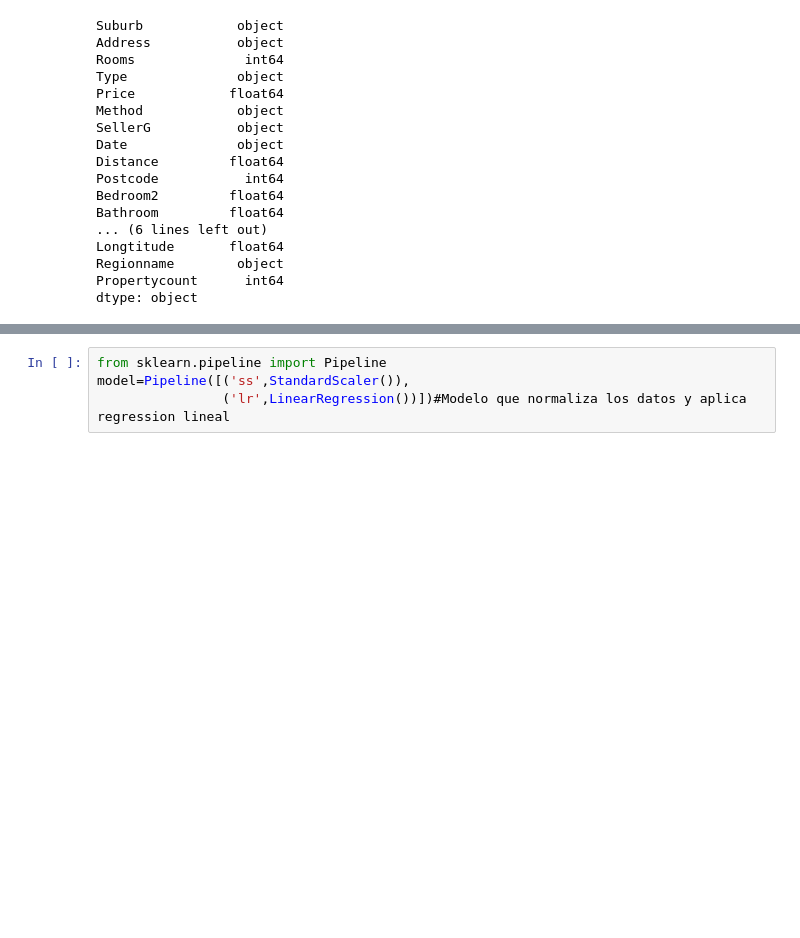
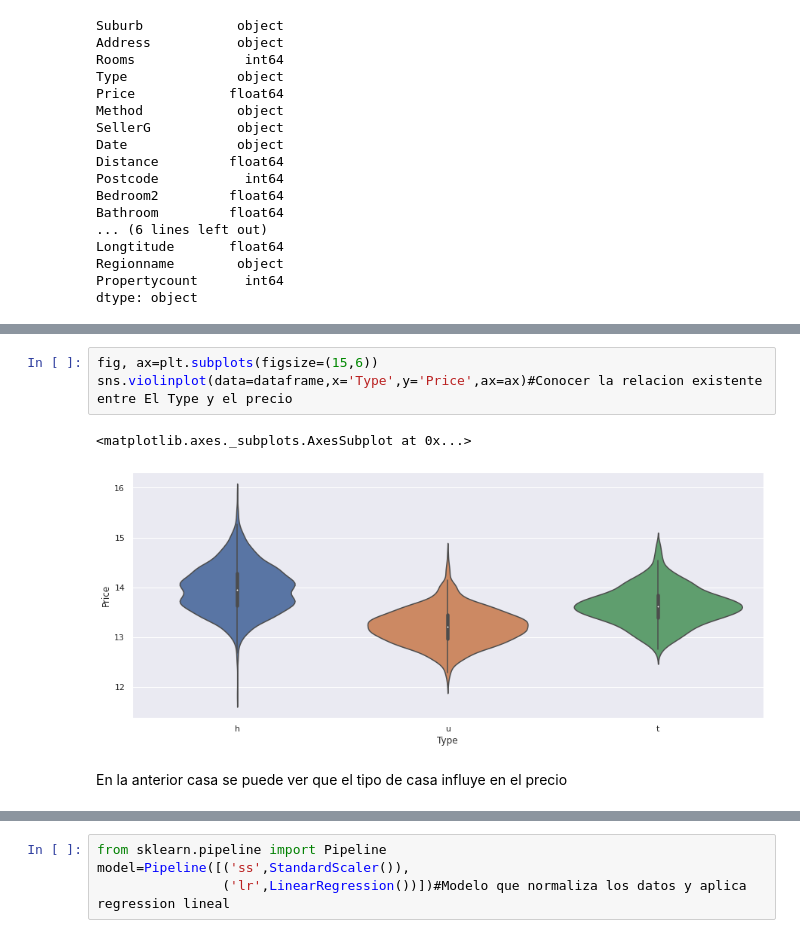
Before and after one commit to CamiloE/Proyectos-Personales, a Jupyter notebook: Precios_de_las_casas.ipynb, the cells around one changed output, grey strips where cells are left out. Cells and saved outputs as stored; diff of their text form; blank space fills up the shorter version.

```diff
--- a/Precios_de_las_casas.ipynb
+++ b/Precios_de_las_casas.ipynb
@@ -229,0 +184,8 @@ X_train, X_test, y_train, y_test= train_test_split(X,y,test_size=0.2,random_stat
+# %%
+fig, ax=plt.subplots(figsize=(15,6))
+sns.violinplot(data=dataframe,x='Type',y='Price',ax=ax)#Conocer la relacion existente entre El Type y el precio
+# %% [output]
+<matplotlib.axes._subplots.AxesSubplot at 0x...>
+[figure, added]
+# %% [markdown]
+En la anterior casa se puede ver que el tipo de casa influye en el precio
```
Also changed, not shown: parts of 83 cells of this notebook.
